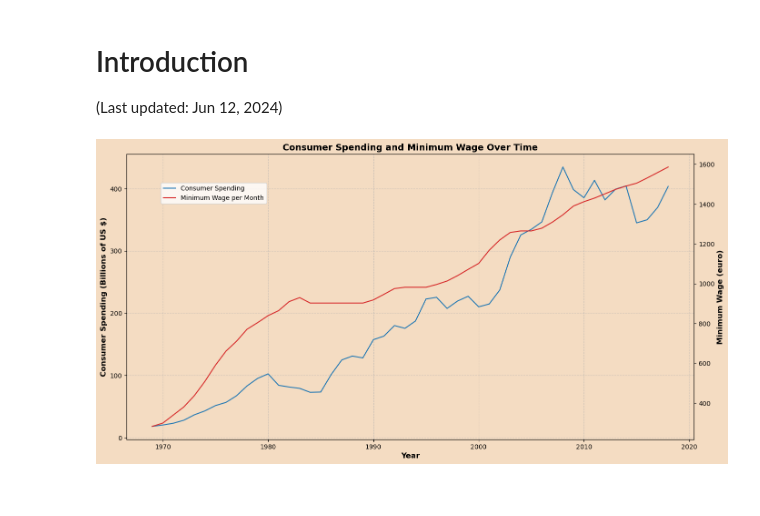
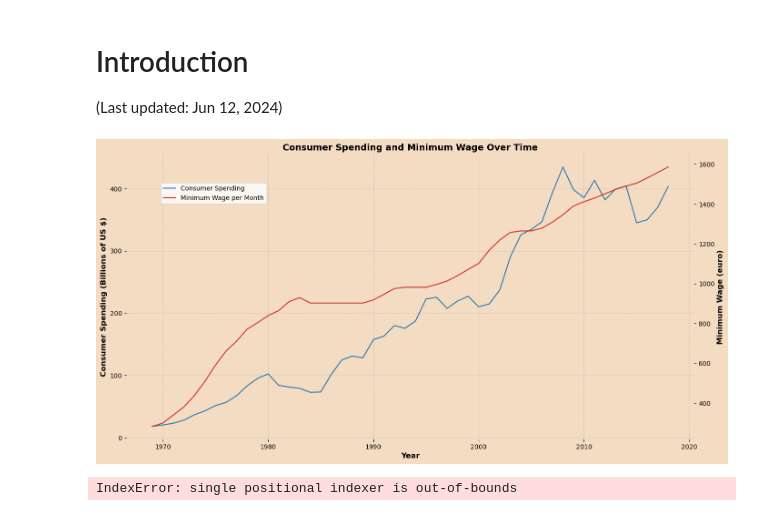
Before and after one commit to anri4/Information_Visualization, a Jupyter notebook: _sources/docs/main.ipynb, the cells around one changed output. Saved outputs shown, nothing was run; the diff lists cells and outputs as text; code cells hidden in the pictures.

```diff
--- a/_sources/docs/main.ipynb
+++ b/_sources/docs/main.ipynb
@@ -3,6 +3,11 @@
 
 (Last updated: Jun 12, 2024)
 # %%
+{
+    "tags": [
+        "hide-input",
+    ]
+}
 import pandas as pd
 import matplotlib.pyplot as plt
 
@@ -23,38 +28,81 @@ merged_df = pd.merge(consumer_spending_df, minimum_wage_df, on='year')
 # Create a dual-axis plot
 fig, ax1 = plt.subplots(figsize=(14, 7))
 
-# Set the background color of the figure
+# Set the background color of the figure and axes
 fig.patch.set_facecolor('#f4dcc2')
 ax1.set_facecolor('#f4dcc2')
+ax1.spines['top'].set_visible(False)
+ax1.spines['right'].set_visible(False)
+ax1.spines['left'].set_visible(False)
+ax1.spines['bottom'].set_visible(False)
 
 # Plot Consumer Spending on the left y-axis
 ax1.set_xlabel('Year', fontsize=12, fontweight='bold')
 ax1.set_ylabel('Consumer Spending (Billions of US $)', color='black', fontsize=12, fontweight='bold')
 ax1.plot(merged_df['year'], merged_df[' Billions of US $'], color='tab:blue', label='Consumer Spending')
 ax1.tick_params(axis='y', labelcolor='black')
 ax1.tick_params(axis='x', colors='black')
 
 # Add grid to ax1
 ax1.grid(True, linestyle='--', alpha=0.5)
 
 # Create a second y-axis to plot the Minimum Wage
 ax2 = ax1.twinx()
 ax2.set_facecolor('#f4dcc2')
+ax2.spines['top'].set_visible(False)
+ax2.spines['right'].set_visible(False)
+ax2.spines['left'].set_visible(False)
+ax2.spines['bottom'].set_visible(False)
 ax2.set_ylabel('Minimum Wage (euro)', color='black', fontsize=12, fontweight='bold')
 ax2.plot(merged_df['year'], merged_df['minimum wage per month (euro)'], color='tab:red', label='Minimum Wage per Month')
 ax2.tick_params(axis='y', labelcolor='black')
 
 # Adding titles and labels
 plt.title('Consumer Spending and Minimum Wage Over Time', fontsize=14, fontweight='bold')
 
 # Show the legend
 fig.tight_layout()  # Ensure the plot fits well
 fig.legend(loc="upper left", bbox_to_anchor=(0.1,0.9))
 
 # Adjust layout to make room for the legend
 fig.subplots_adjust(top=0.98)
 
 # Display the plot
 plt.show()
 # %% [output]
-[figure, old version]
+[figure, new version]
+# %%
+import pandas as pd
+import matplotlib.pyplot as plt
+
+# Load the CSV data into a DataFrame
+df = pd.read_csv('wages.csv', delimiter=';')
+
+# Extract relevant columns for plotting
+# We'll use columns for jobs at or below the minimum wage
+# And rows for different age categories
+
+# Select rows for age categories and relevant columns for number of people earning minimum wage
+# Assuming 'Leeftijd' is the Dutch term for 'Age'
+age_categories = df[df.iloc[:, 0].str.startswith('Leeftijd')].iloc[:, [0, 1]]
+
+# Extract the amount of people earning the minimum wage and convert to numeric
+people_count = age_categories.iloc[:, 2].apply(lambda x: float(x.replace(',', '.')))
+
+# Extract age categories
+age_labels = age_categories.iloc[:, 0].str.split(': ').str[1]
+
+# Plotting
+plt.figure(figsize=(10, 8))
+plt.barh(age_labels, people_count, color='skyblue')  # Adjust color as desired
+
+plt.xlabel('Number of People Earning Minimum Wage (in thousands)')
+plt.ylabel('Age Categories')
+plt.title('Number of People Earning Minimum Wage by Age Category')
+
+plt.gca().invert_yaxis()  # Invert y-axis to have the youngest at the top
+
+plt.tight_layout()
+plt.show()
+# %% [output]
+IndexError: single positional indexer is out-of-bounds
```
Also changed, not shown: 5 other files.
